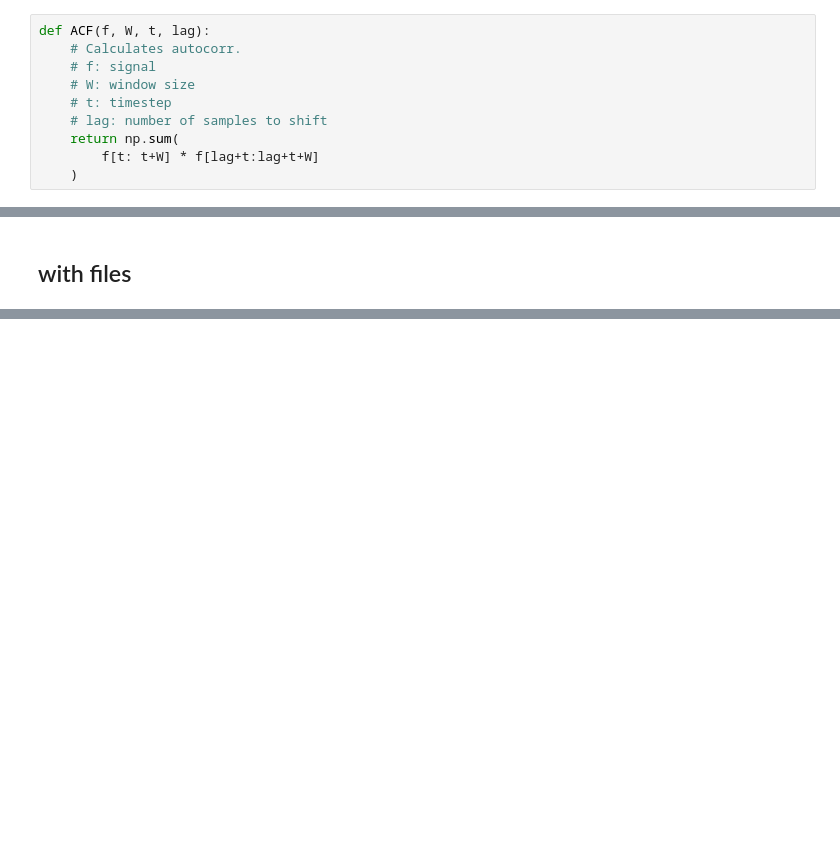
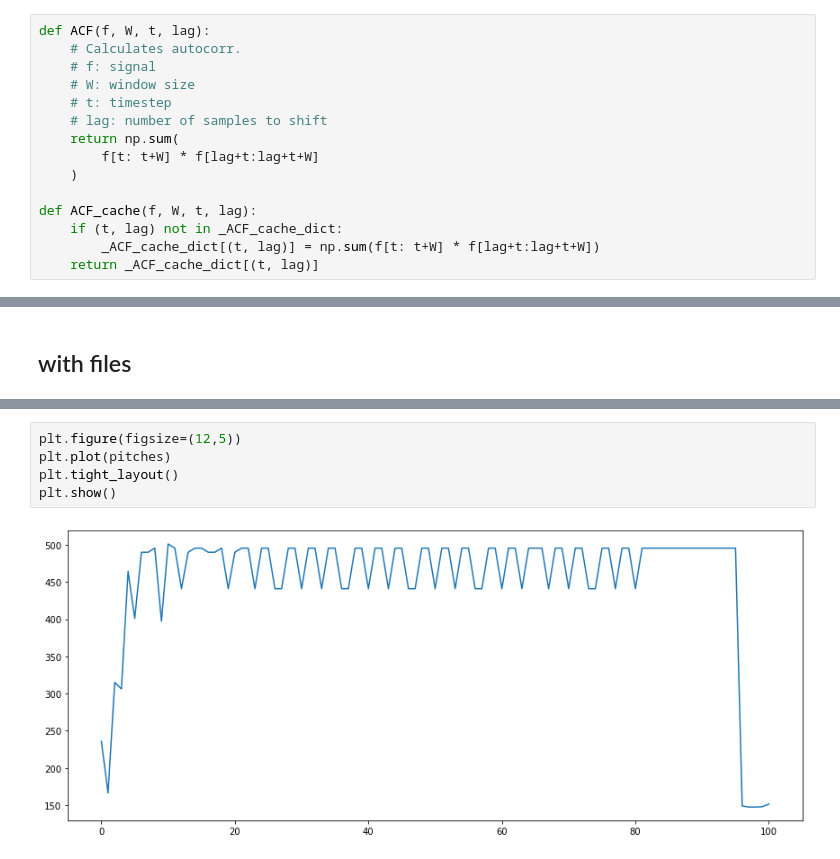
Before and after one commit to scheinpablo/vp_pitch_tracking, a Jupyter notebook: autocorr_test.ipynb, the cells around one changed output, grey strips where cells are left out. Saved outputs shown, nothing was run; the diff lists cells and outputs as text; blank space fills up the shorter version.

```diff
--- a/autocorr_test.ipynb
+++ b/autocorr_test.ipynb
@@ -21,6 +40,11 @@ def ACF(f, W, t, lag):
     return np.sum(
         f[t: t+W] * f[lag+t:lag+t+W]
     )
+
+def ACF_cache(f, W, t, lag):
+    if (t, lag) not in _ACF_cache_dict:
+        _ACF_cache_dict[(t, lag)] = np.sum(f[t: t+W] * f[lag+t:lag+t+W])
+    return _ACF_cache_dict[(t, lag)]
 # %%
 def detect_pitch(f, W, t, sample_rate, bounds):
     # Estimates signal pitch
@@ -126,0 +216,7 @@ print(pitches)
+# %%
+plt.figure(figsize=(12,5))
+plt.plot(pitches)
+plt.tight_layout()
+plt.show()
+# %% [output]
+[figure, added]
```
Also changed, not shown: parts of 13 cells of this notebook.
